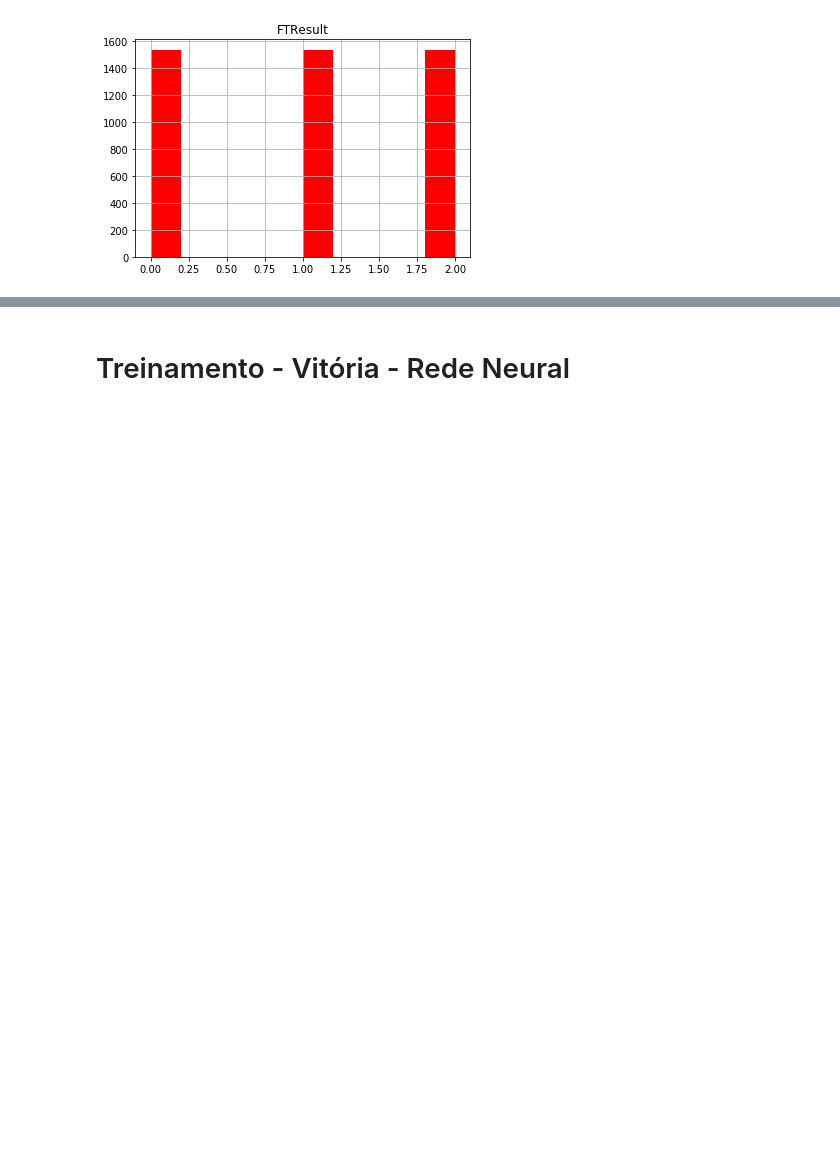
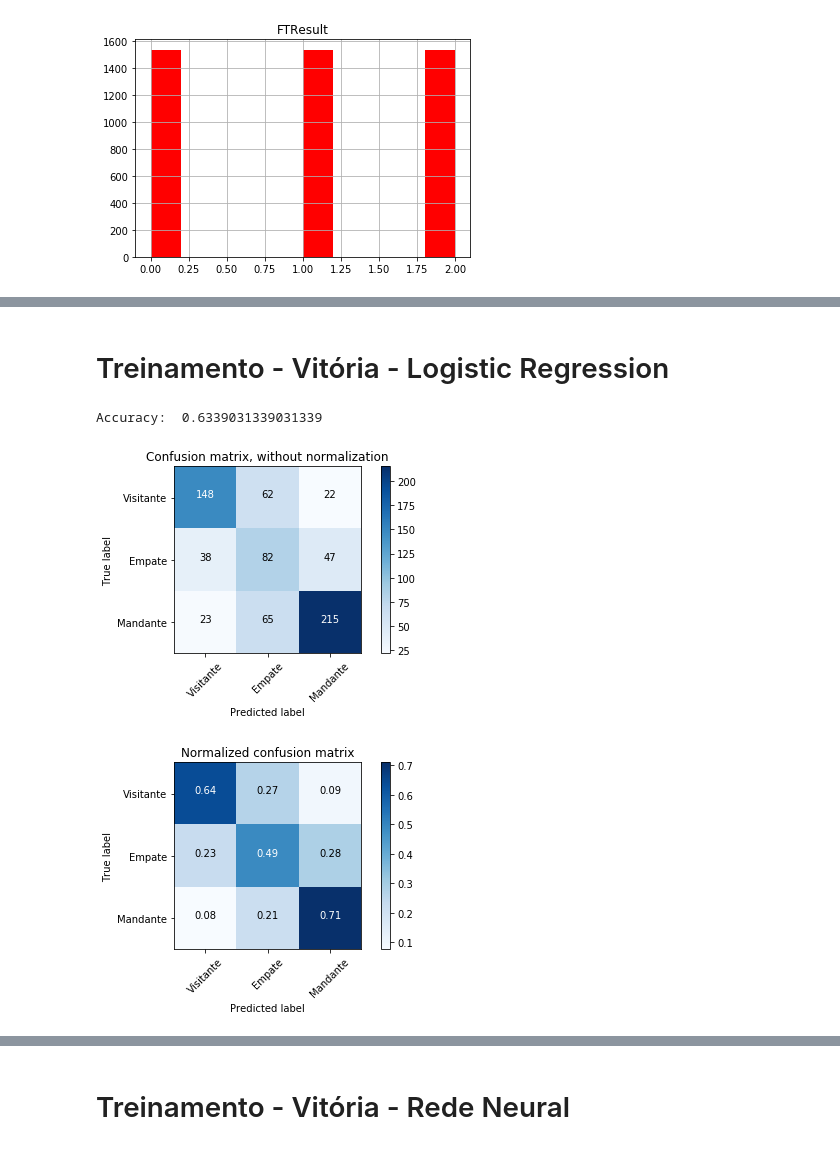
Before and after one commit to suannyfabyne/PredictFootballStatistics, a Jupyter notebook: PredictFootballStatistics.ipynb, the cells around one changed output, grey strips where cells are left out. Drawn from its saved outputs; the diff is of its cells as text; code cells hidden in the pictures; blank space fills up the shorter version.

```diff
--- a/PredictFootballStatistics.ipynb
+++ b/PredictFootballStatistics.ipynb
@@ -881,0 +906,9 @@ Accuracy:  0.5413105413105413
+# %% [markdown]
+# Treinamento - Vitória - Logistic Regression
+# %%
+logistic_regression = LogisticRegression(random_state=50)
+ClassGeneral(logistic_regression, x_train, y_train, x_test, y_test, classes_=['Visitante', 'Empate', 'Mandante'])
+# %% [output]
+Accuracy:  0.6339031339031339
+[figure, added]
+[figure, added]
```
Also changed, not shown: parts of 9 cells of this notebook.
